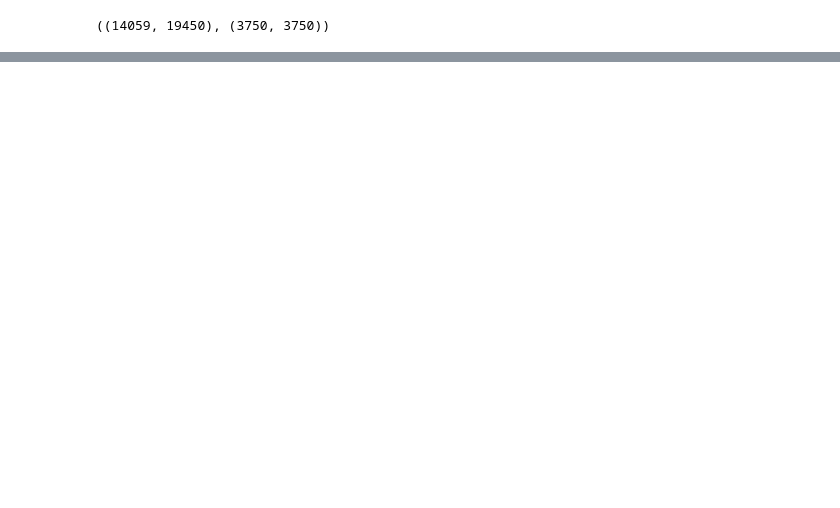
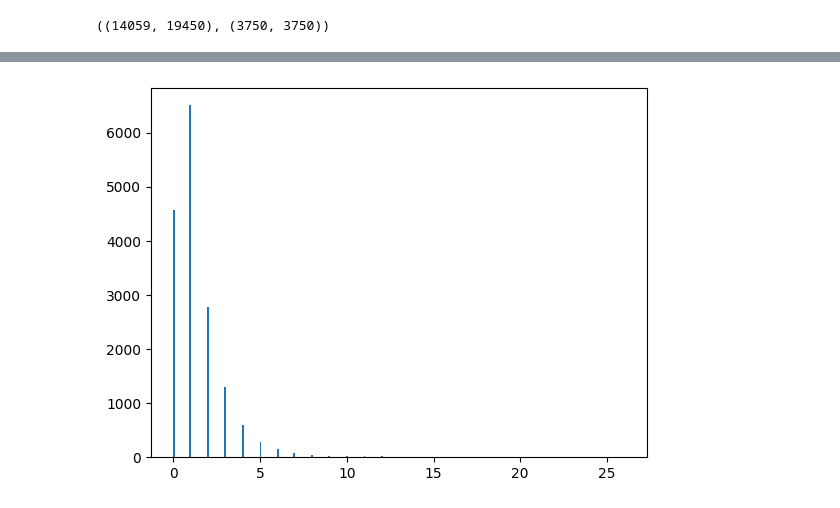
Before and after one commit to FZJ-INM1-BDA/tiamat, a Jupyter notebook: notebooks/dfield_transform.ipynb, the cells around one changed output, grey strips where cells are left out. Cells and saved outputs as stored; diff of their text form; code cells hidden in the pictures; blank space fills up the shorter version.

```diff
--- a/notebooks/dfield_transform.ipynb
+++ b/notebooks/dfield_transform.ipynb
@@ -79,0 +83,6 @@ gt_image.shape
+# %%
+diff_image = np.abs(out_result.image.astype(int) - gt_image.astype(int))
+# %%
+plt.hist(diff_image.flatten(), bins=256);
+# %% [output]
+[figure, added]
```
Also changed, not shown: parts of 6 cells of this notebook, 2 other files.
